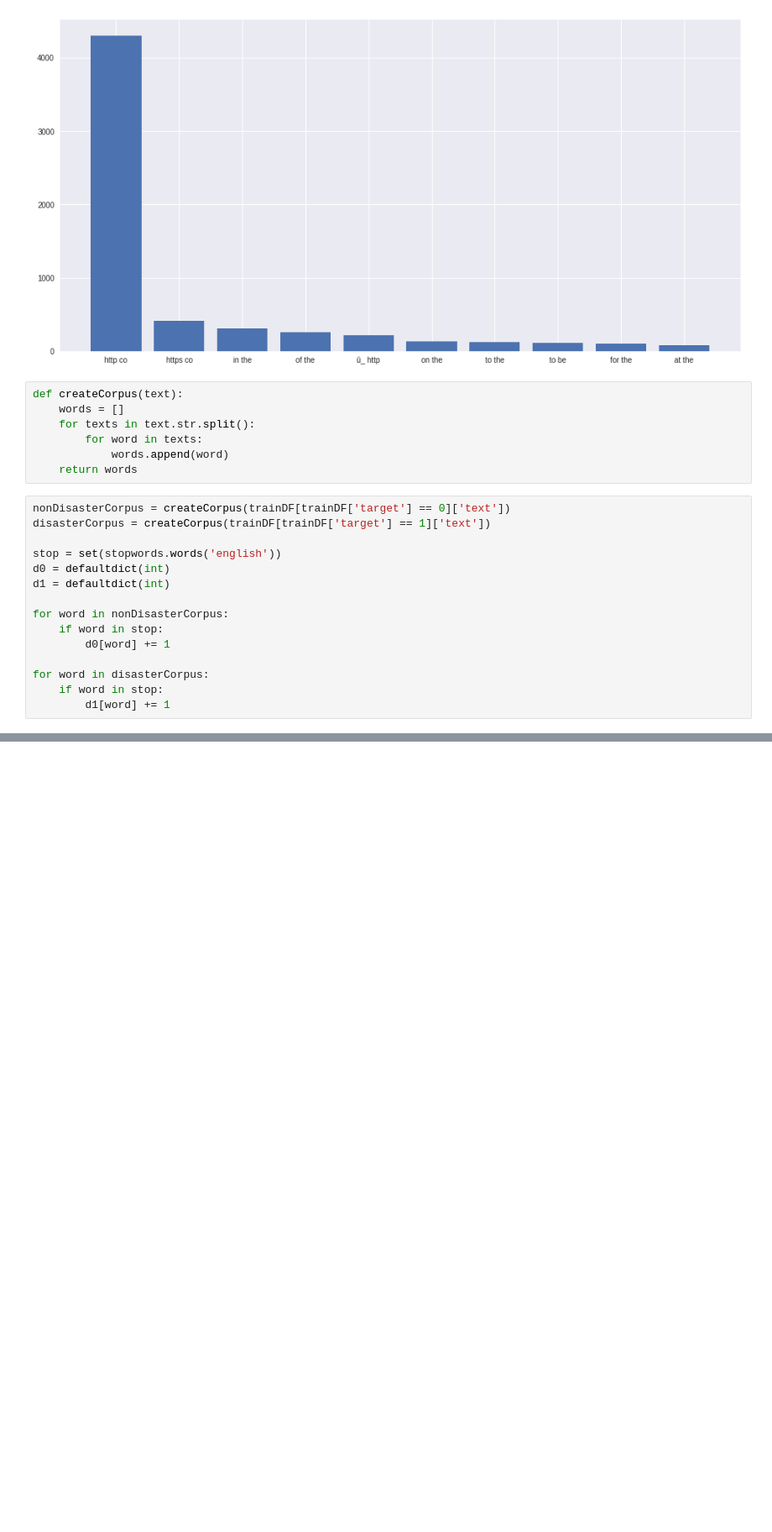
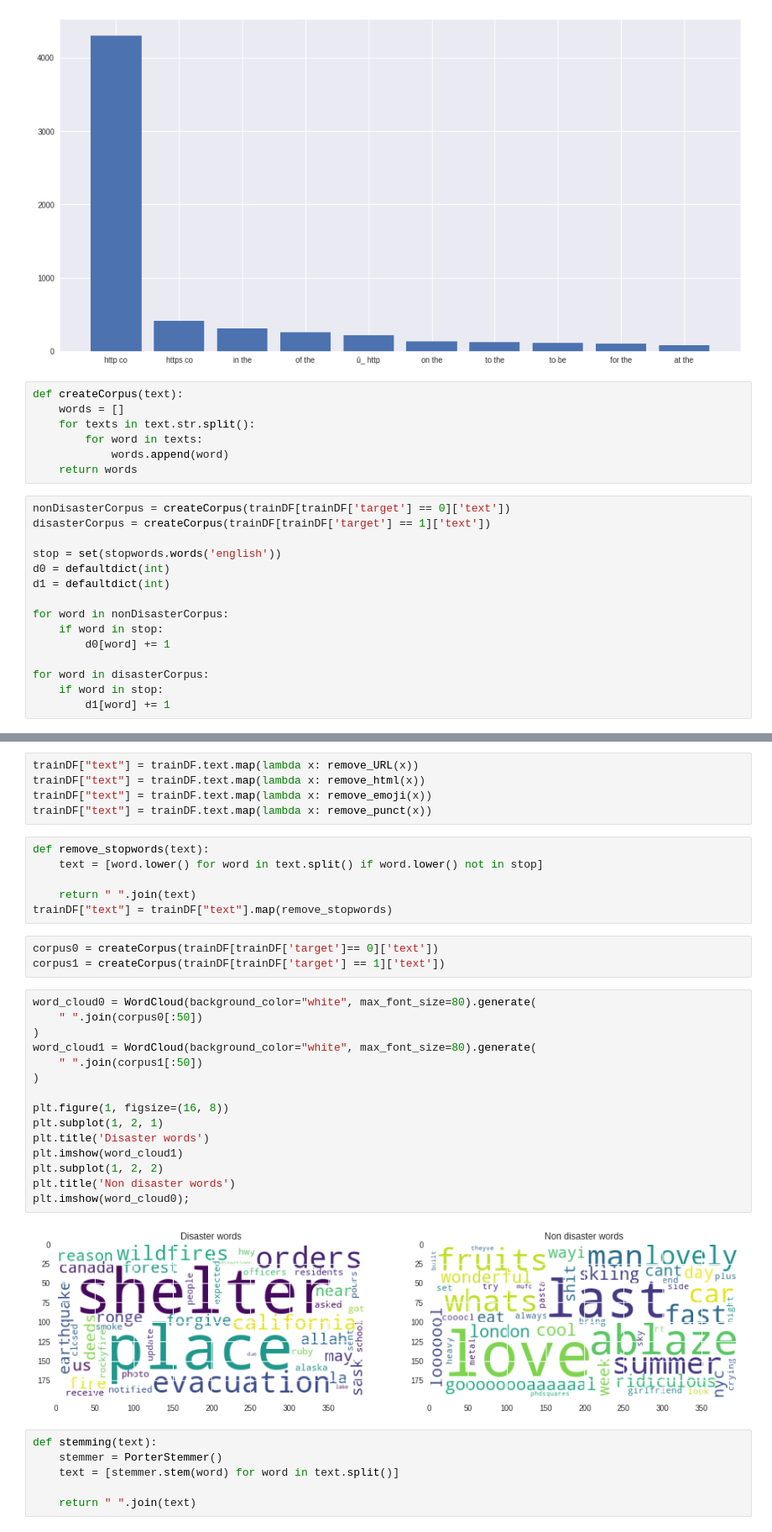
Before and after one commit to RodrigoSoares256/NLP, a Jupyter notebook: disasterTweets.ipynb, the cells around one changed output, grey strips where cells are left out. Shown: that part at 84% size. Cells and saved outputs as stored; diff of their text form; blank space fills up the shorter version.

```diff
--- a/disasterTweets.ipynb
+++ b/disasterTweets.ipynb
@@ -250,0 +332,37 @@ for word in disasterCorpus:
+# %%
+trainDF["text"] = trainDF.text.map(lambda x: remove_URL(x))
+trainDF["text"] = trainDF.text.map(lambda x: remove_html(x))
+trainDF["text"] = trainDF.text.map(lambda x: remove_emoji(x))
+trainDF["text"] = trainDF.text.map(lambda x: remove_punct(x))
+# %%
+def remove_stopwords(text):
+    text = [word.lower() for word in text.split() if word.lower() not in stop]
+
+    return " ".join(text)
+trainDF["text"] = trainDF["text"].map(remove_stopwords)
+# %%
+corpus0 = createCorpus(trainDF[trainDF['target']== 0]['text'])
+corpus1 = createCorpus(trainDF[trainDF['target'] == 1]['text'])
+# %%
+word_cloud0 = WordCloud(background_color="white", max_font_size=80).generate(
+    " ".join(corpus0[:50])
+)
+word_cloud1 = WordCloud(background_color="white", max_font_size=80).generate(
+    " ".join(corpus1[:50])
+)
+
+plt.figure(1, figsize=(16, 8))
+plt.subplot(1, 2, 1)
+plt.title('Disaster words')
+plt.imshow(word_cloud1)
+plt.subplot(1, 2, 2)
+plt.title('Non disaster words')
+plt.imshow(word_cloud0);
+# %% [output]
+[figure, added]
+# %%
+def stemming(text):
+    stemmer = PorterStemmer()
+    text = [stemmer.stem(word) for word in text.split()]
+
+    return " ".join(text)
```
Also changed, not shown: parts of 34 cells of this notebook.
